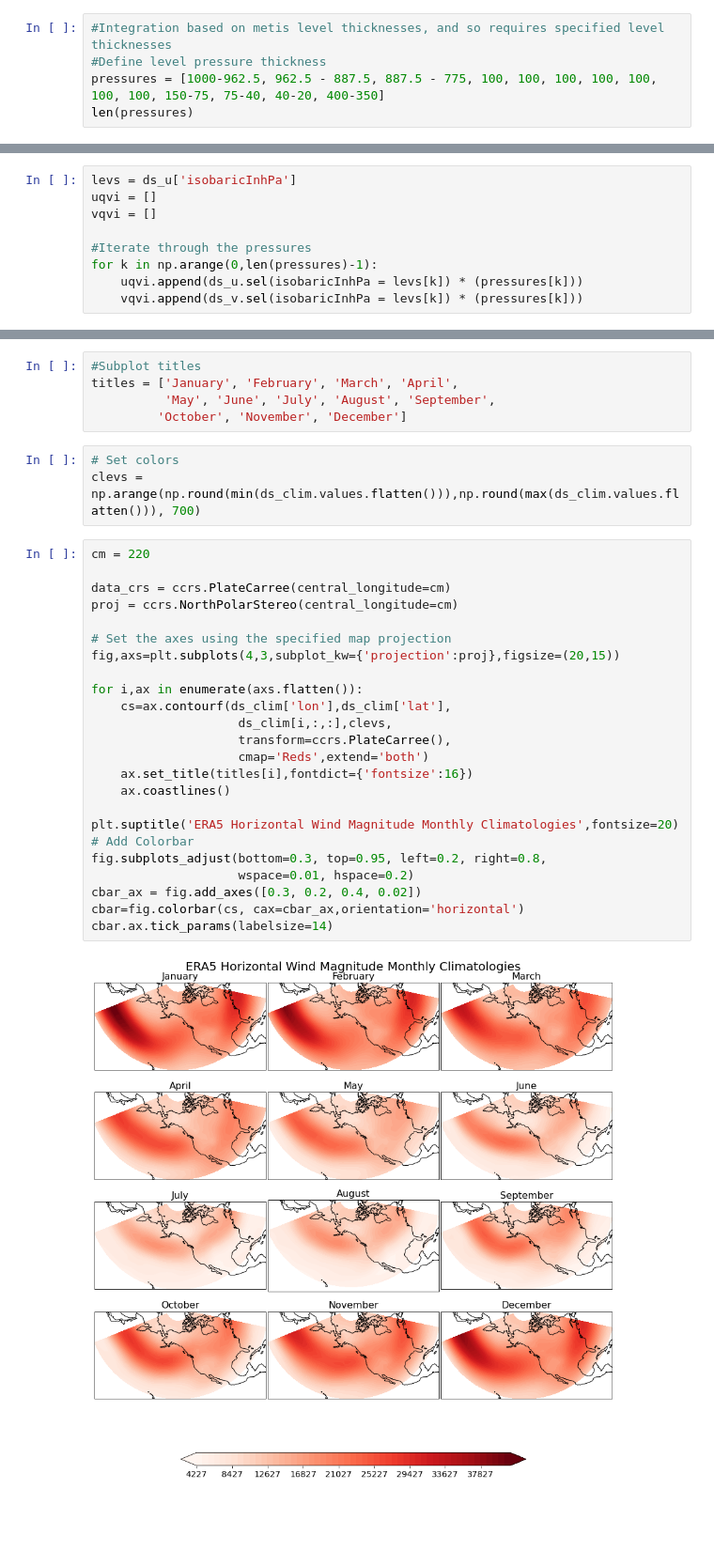
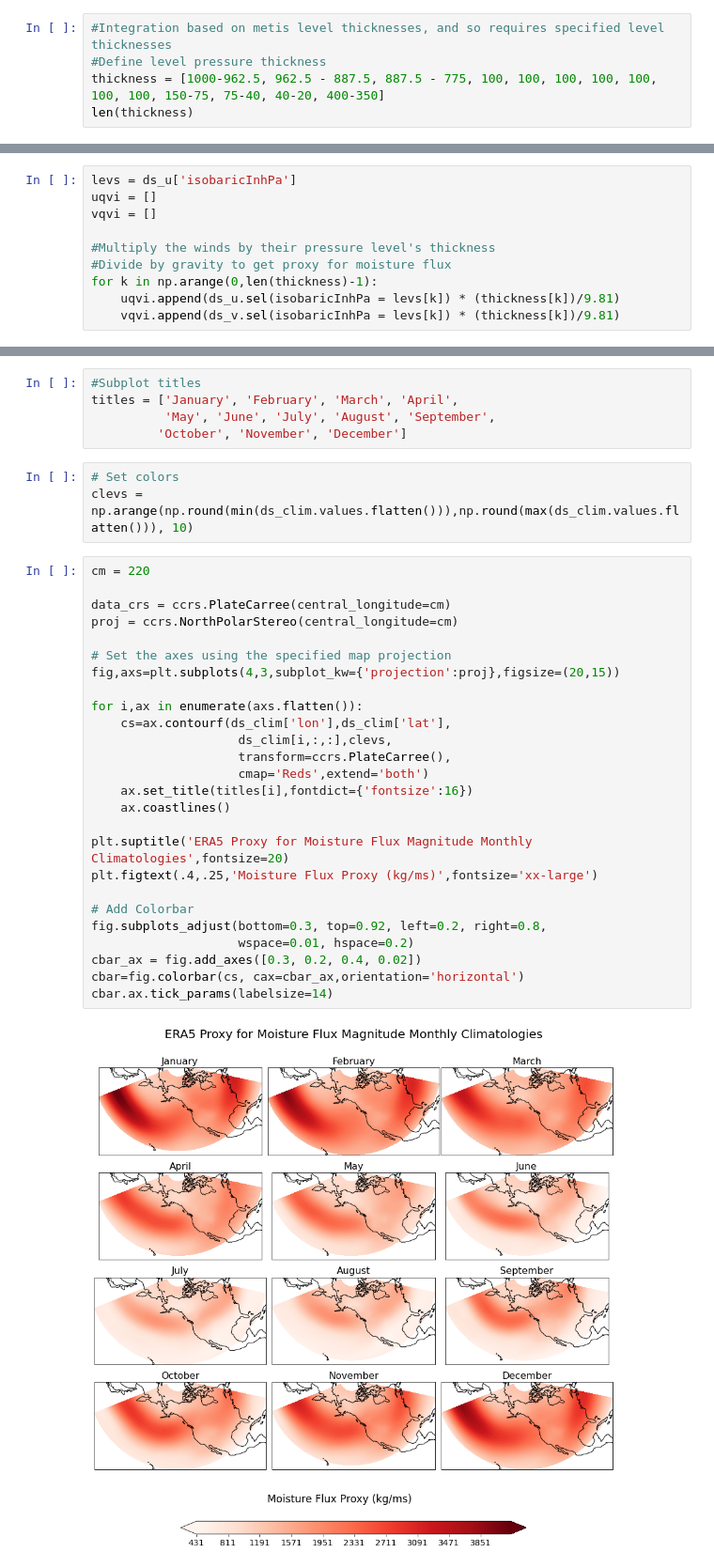
Before and after one commit to mkorendyke/CLIM680, a Jupyter notebook: hw2.ipynb, the cells around one changed output, grey strips where cells are left out. Shown: that part at 94% size. Saved outputs shown, nothing was run; the diff lists cells and outputs as text; blank space fills up the shorter version.

Commit message:
Adding units, adjusting code to be more specific, addressing excess white space

```diff
--- a/hw2.ipynb
+++ b/hw2.ipynb
@@ -54,8 +57,8 @@ ds_v = xr.concat([ds_v, ds_v2], dim='time')
 # %%
 #Integration based on metis level thicknesses, and so requires specified level thicknesses
 #Define level pressure thickness
-pressures = [1000-962.5, 962.5 - 887.5, 887.5 - 775, 100, 100, 100, 100, 100, 100, 100, 150-75, 75-40, 40-20, 400-350]
-len(pressures)
+thickness = [1000-962.5, 962.5 - 887.5, 887.5 - 775, 100, 100, 100, 100, 100, 100, 100, 150-75, 75-40, 40-20, 400-350]
+len(thickness)
 # %% [output]
 14
 # %%
@@ -63,10 +66,11 @@ levs = ds_u['isobaricInhPa']
 uqvi = []
 vqvi = []
 
-#Iterate through the pressures
-for k in np.arange(0,len(pressures)-1):
-    uqvi.append(ds_u.sel(isobaricInhPa = levs[k]) * (pressures[k]))
-    vqvi.append(ds_v.sel(isobaricInhPa = levs[k]) * (pressures[k]))
+#Multiply the winds by their pressure level's thickness
+#Divide by gravity to get proxy for moisture flux
+for k in np.arange(0,len(thickness)-1):
+    uqvi.append(ds_u.sel(isobaricInhPa = levs[k]) * (thickness[k])/9.81)
+    vqvi.append(ds_v.sel(isobaricInhPa = levs[k]) * (thickness[k])/9.81)
 # %%
 ds_uqvi = xr.combine_nested(uqvi, concat_dim='levs')
 ds_vqvi = xr.combine_nested(vqvi, concat_dim='levs')
@@ -130,30 +134,32 @@ titles = ['January', 'February', 'March', 'April',
          'October', 'November', 'December']
 # %%
 # Set colors
-clevs = np.arange(np.round(min(ds_clim.values.flatten())),np.round(max(ds_clim.values.flatten())), 700)
+clevs = np.arange(np.round(min(ds_clim.values.flatten())),np.round(max(ds_clim.values.flatten())), 10)
 # %%
 cm = 220
 
 data_crs = ccrs.PlateCarree(central_longitude=cm)
 proj = ccrs.NorthPolarStereo(central_longitude=cm)
 
 # Set the axes using the specified map projection
 fig,axs=plt.subplots(4,3,subplot_kw={'projection':proj},figsize=(20,15))
 
 for i,ax in enumerate(axs.flatten()):
     cs=ax.contourf(ds_clim['lon'],ds_clim['lat'],
                     ds_clim[i,:,:],clevs,
                     transform=ccrs.PlateCarree(),
                     cmap='Reds',extend='both')
     ax.set_title(titles[i],fontdict={'fontsize':16})
     ax.coastlines()
 
-plt.suptitle('ERA5 Horizontal Wind Magnitude Monthly Climatologies',fontsize=20)
+plt.suptitle('ERA5 Proxy for Moisture Flux Magnitude Monthly Climatologies',fontsize=20)
+plt.figtext(.4,.25,'Moisture Flux Proxy (kg/ms)',fontsize='xx-large')
+
 # Add Colorbar
-fig.subplots_adjust(bottom=0.3, top=0.95, left=0.2, right=0.8,
+fig.subplots_adjust(bottom=0.3, top=0.92, left=0.2, right=0.8,
                     wspace=0.01, hspace=0.2)
 cbar_ax = fig.add_axes([0.3, 0.2, 0.4, 0.02])
 cbar=fig.colorbar(cs, cax=cbar_ax,orientation='horizontal')
 cbar.ax.tick_params(labelsize=14)
 # %% [output]
-[figure, old version]
+[figure, new version]
```
Also changed, not shown: parts of 4 cells of this notebook.
